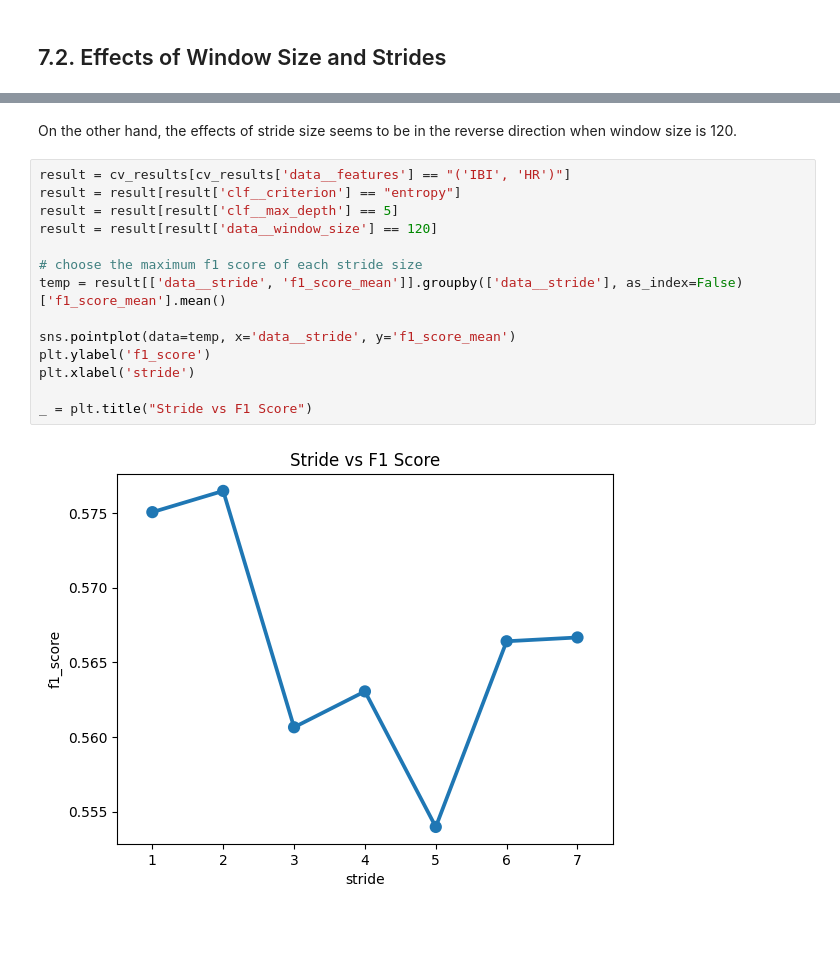
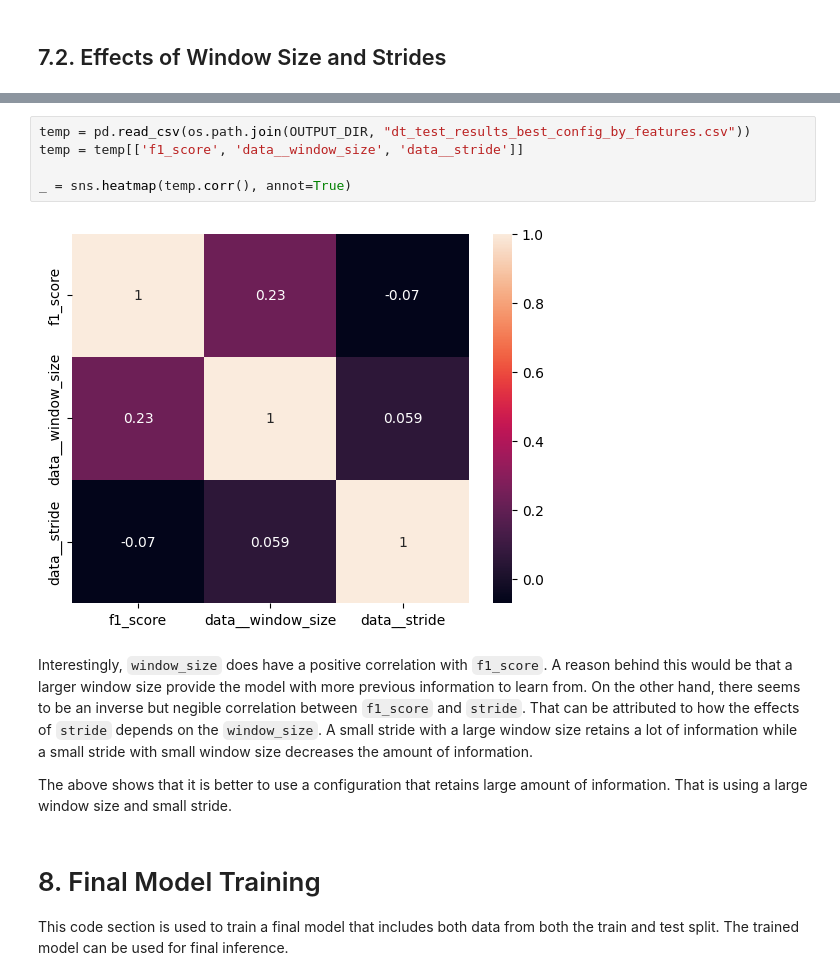
Before and after one commit to Socret360/ce888-data-science-and-decision-making, a Jupyter notebook: project/experiment.ipynb, the cells around one changed output, grey strips where cells are left out. Saved outputs shown, nothing was run; the diff lists cells and outputs as text; blank space fills up the shorter version.

Commit message:
finalised experiment

```diff
--- a/project/experiment.ipynb
+++ b/project/experiment.ipynb
@@ -752,18 +816,15 @@ _ = plt.title("Window Size vs F1 Score")
-# %% [markdown]
-On the other hand, the effects of stride size seems to be in the reverse direction when window size is 120.
-# %%
-result = cv_results[cv_results['data__features'] == "('IBI', 'HR')"]
-result = result[result['clf__criterion'] == "entropy"]
-result = result[result['clf__max_depth'] == 5]
-result = result[result['data__window_size'] == 120]
-
-# choose the maximum f1 score of each stride size
-temp = result[['data__stride', 'f1_score_mean']].groupby(['data__stride'], as_index=False)['f1_score_mean'].mean()
-
-sns.pointplot(data=temp, x='data__stride', y='f1_score_mean')
-plt.ylabel('f1_score')
-plt.xlabel('stride')
-
-_ = plt.title("Stride vs F1 Score")
-# %% [output]
-[figure, removed]
+# %%
+temp = pd.read_csv(os.path.join(OUTPUT_DIR, "dt_test_results_best_config_by_features.csv"))
+temp = temp[['f1_score', 'data__window_size', 'data__stride']]
+
+_ = sns.heatmap(temp.corr(), annot=True)
+# %% [output]
+[figure, added]
+# %% [markdown]
+Interestingly, `window_size` does have a positive correlation with `f1_score`. A reason behind this would be that a larger window size provide the model with more previous information to learn from. On the other hand, there seems to be an inverse but negible correlation between `f1_score` and `stride`. That can be attributed to how the effects of `stride` depends on the `window_size`. A small stride with a large window size retains a lot of information while a small stride with small window size decreases the amount of information.
+
+The above shows that it is better to use a configuration that retains large amount of information. That is using a large window size and small stride.
+# %% [markdown]
+# 8. Final Model Training
+
+This code section is used to train a final model that includes both data from both the train and test split. The trained model can be used for final inference.
```
Also changed, not shown: parts of 15 cells of this notebook, 2 other files.
